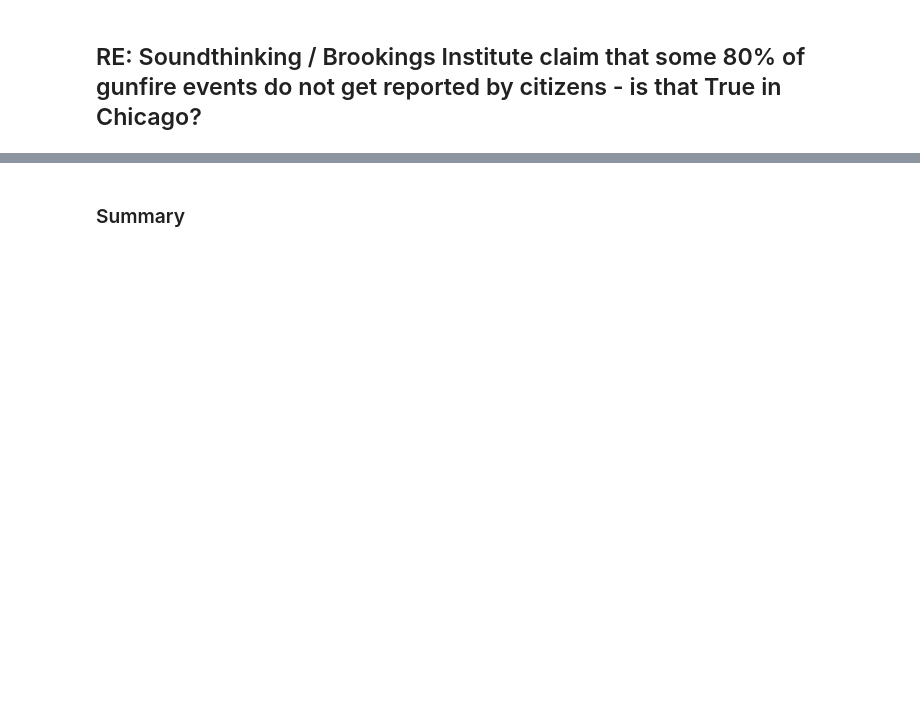
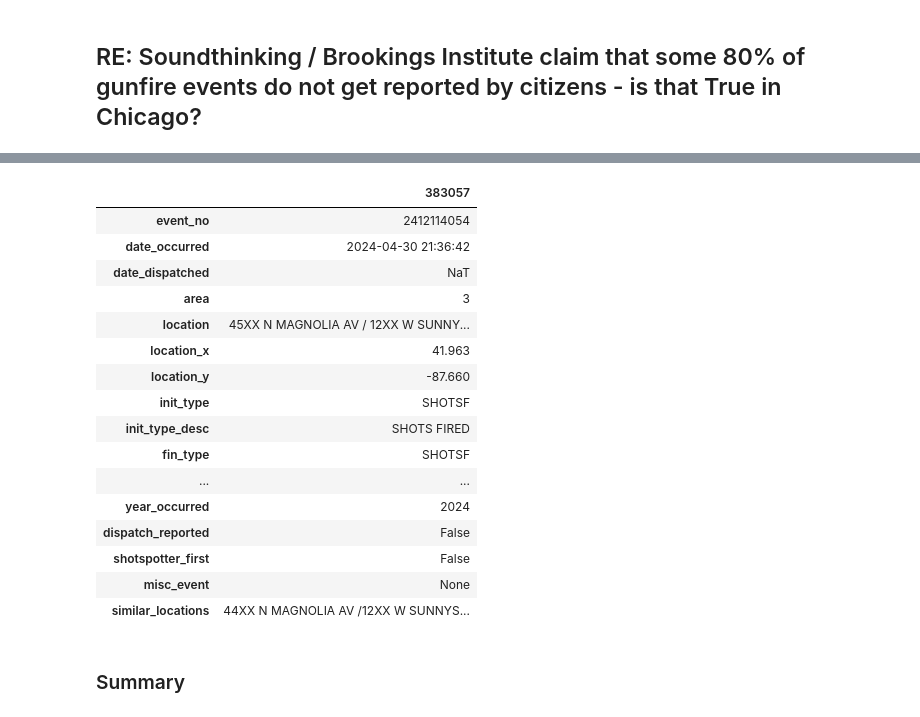
Before and after one commit to HRDAG/US-IL-ShotSpotter, a Jupyter notebook: write/note/demo-data-significance.ipynb, the cells around one changed output, grey strips where cells are left out. Cells and saved outputs as stored; diff of their text form; code cells hidden in the pictures; blank space fills up the shorter version.

```diff
--- a/write/note/demo-data-significance.ipynb
+++ b/write/note/demo-data-significance.ipynb
@@ -1230,0 +1183,20 @@ len(loc_clusters)
+# %%
+events.sample().T
+# %% [output]
+|  | 383057 |
+| event_no | 2412114054 |
+| date_occurred | 2024-04-30 21:36:42 |
+| date_dispatched | NaT |
+| area | 3 |
+| location | 45XX N MAGNOLIA AV / 12XX W SUNNY... |
+| location_x | 41.963 |
+| location_y | -87.660 |
+| init_type | SHOTSF |
+| init_type_desc | SHOTS FIRED |
+| fin_type | SHOTSF |
+| ... | ... |
+| year_occurred | 2024 |
+| dispatch_reported | False |
+| shotspotter_first | False |
+| misc_event | None |
+| similar_locations | 44XX N MAGNOLIA AV /12XX W SUNNYS... |
```
Also changed, not shown: parts of 26 cells of this notebook, 4 other files.
